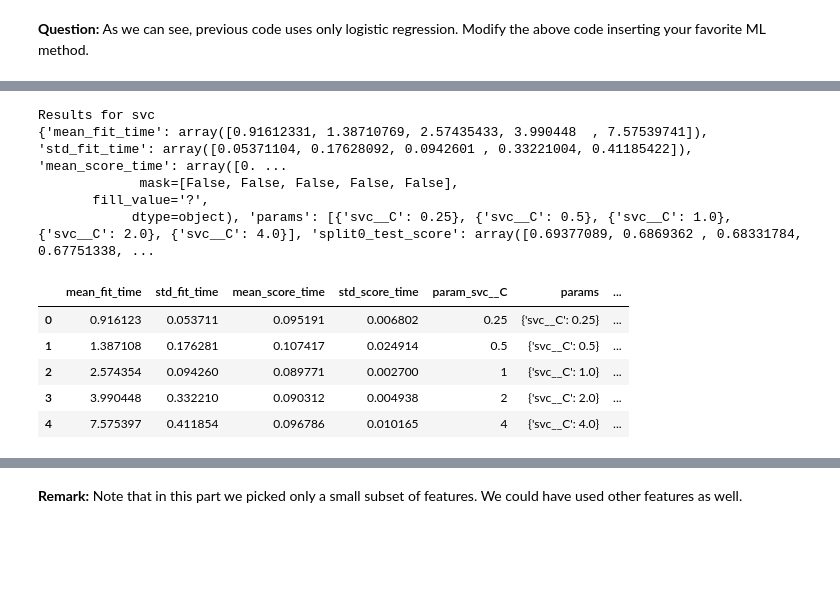
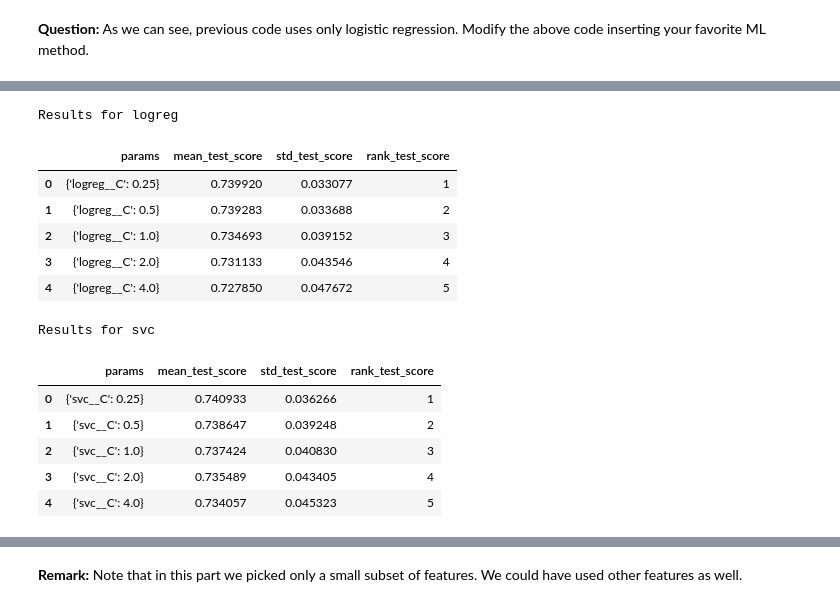
Before and after one commit to ARKEnsae/DM_ML_3A, a Jupyter notebook: TP2/TP2_KA_IB.ipynb, the cells around one changed output, grey strips where cells are left out. Saved outputs shown, nothing was run; the diff lists cells and outputs as text; code cells hidden in the pictures; blank space fills up the shorter version.

```diff
--- a/TP2/TP2_KA_IB.ipynb
+++ b/TP2/TP2_KA_IB.ipynb
@@ -617,25 +610,35 @@ preproc = ColumnTransformer(transformers=[("num", numeric_transformer, numeric_f
 # %%
 from sklearn.svm import LinearSVC
-models = [("svc", LinearSVC(max_iter=600))] #NEW : LinearSVC
-grids = {"svc" : {'svc__C': np.logspace(-2, 2, 5, base=2)}} #NEW : svc__C
+from sklearn.preprocessing import MinMaxScaler
+numeric_transformer = Pipeline(steps=[
+                                    ("imputer", SimpleImputer(strategy="constant", fill_value=0)),
+                                    ("scaler", MinMaxScaler())]) #NEW : MinMaxScaler
+preproc = ColumnTransformer(transformers=[("num", numeric_transformer, numeric_features),
+                                          ("cat", categorical_transformer, categorical_features)])
+models = [("logreg", LogisticRegression(max_iter=500)),
+          ("svc", LinearSVC(max_iter=700))]
+grids = {"logreg" : {'logreg__C': np.logspace(-2, 2, 5, base=2)},
+         "svc" : {'svc__C': np.logspace(-2, 2, 5, base=2)}}
 for name, model in models:
     pipe = Pipeline(steps=[('preprocessor', preproc), (name, model)])
     clf = GridSearchCV(pipe, grids[name], cv=3)
     clf.fit(X, y)
     print('Results for {}'.format(name))
-    print(clf.cv_results_)
+    #print(clf.cv_results_)
+    display(pd.DataFrame(clf.cv_results_)[['params','mean_test_score', 'std_test_score',
+                                           'rank_test_score']])
 # %% [output]
-Results for svc
-{'mean_fit_time': array([0.91612331, 1.38710769, 2.57435433, 3.990448  , 7.57539741]), 'std_fit_time': array([0.05371104, 0.17628092, 0.0942601 , 0.33221004, 0.41185422]), 'mean_score_time': array([0. ...
-             mask=[False, False, False, False, False],
-       fill_value='?',
-            dtype=object), 'params': [{'svc__C': 0.25}, {'svc__C': 0.5}, {'svc__C': 1.0}, {'svc__C': 2.0}, {'svc__C': 4.0}], 'split0_test_score': array([0.69377089, 0.6869362 , 0.68331784, 0.67751338, ...
+Results for logreg
+|  | params | mean_test_score | std_test_score | rank_test_score |
+| 0 | {'logreg__C': 0.25} | 0.739920 | 0.033077 | 1 |
+| 1 | {'logreg__C': 0.5} | 0.739283 | 0.033688 | 2 |
+| 2 | {'logreg__C': 1.0} | 0.734693 | 0.039152 | 3 |
+| 3 | {'logreg__C': 2.0} | 0.731133 | 0.043546 | 4 |
+| 4 | {'logreg__C': 4.0} | 0.727850 | 0.047672 | 5 |
+Results for svc
+|  | params | mean_test_score | std_test_score | rank_test_score |
+| 0 | {'svc__C': 0.25} | 0.740933 | 0.036266 | 1 |
+| 1 | {'svc__C': 0.5} | 0.738647 | 0.039248 | 2 |
+| 2 | {'svc__C': 1.0} | 0.737424 | 0.040830 | 3 |
+| 3 | {'svc__C': 2.0} | 0.735489 | 0.043405 | 4 |
+| 4 | {'svc__C': 4.0} | 0.734057 | 0.045323 | 5 |
-# %%
-pd.DataFrame(clf.cv_results_)
-# %% [output]
-|  | mean_fit_time | std_fit_time | mean_score_time | std_score_time | param_svc__C | params | ... |
-| 0 | 0.916123 | 0.053711 | 0.095191 | 0.006802 | 0.25 | {'svc__C': 0.25} | ... |
-| 1 | 1.387108 | 0.176281 | 0.107417 | 0.024914 | 0.5 | {'svc__C': 0.5} | ... |
-| 2 | 2.574354 | 0.094260 | 0.089771 | 0.002700 | 1 | {'svc__C': 1.0} | ... |
-| 3 | 3.990448 | 0.332210 | 0.090312 | 0.004938 | 2 | {'svc__C': 2.0} | ... |
-| 4 | 7.575397 | 0.411854 | 0.096786 | 0.010165 | 4 | {'svc__C': 4.0} | ... |
```
Also changed, not shown: parts of 32 cells of this notebook.
